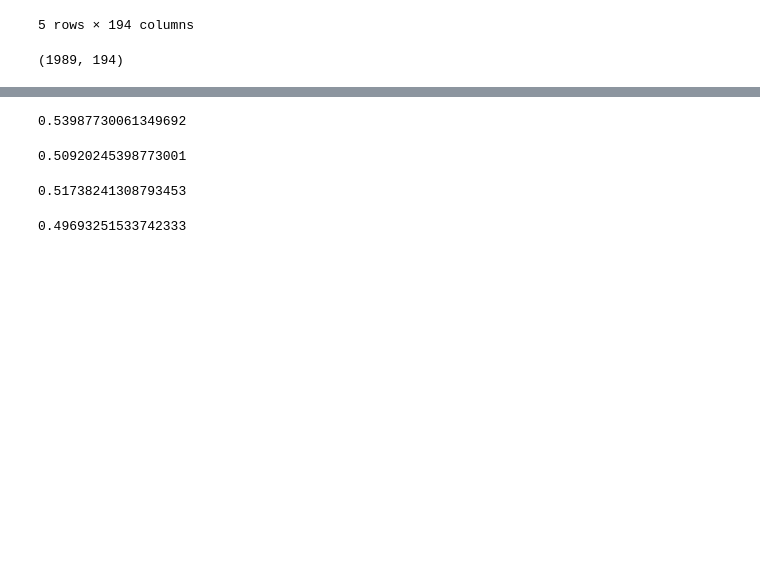
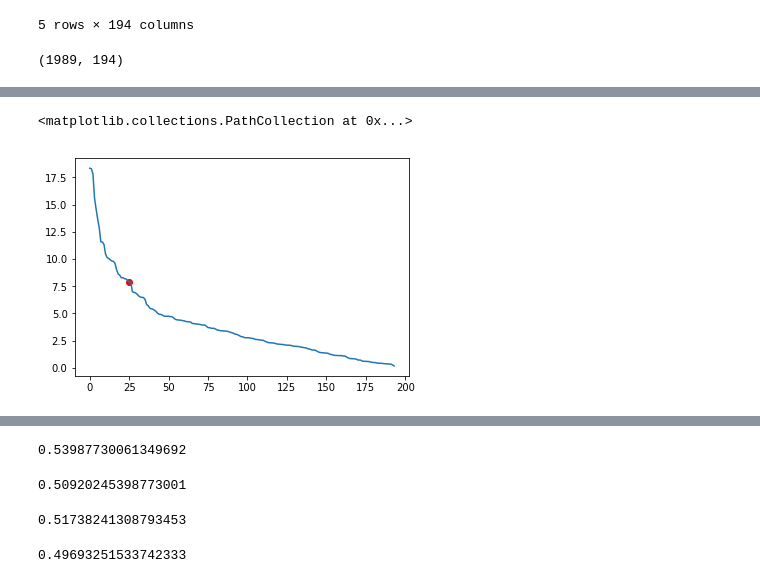
Before and after one commit to bg453cornell/ORIE-4740-NLP-ML, a Jupyter notebook: ORIE 4740 Code.ipynb, the cells around one changed output, grey strips where cells are left out. Cells and saved outputs as stored; diff of their text form; code cells hidden in the pictures; blank space fills up the shorter version.

```diff
--- a/ORIE 4740 Code.ipynb
+++ b/ORIE 4740 Code.ipynb
@@ -249,0 +327,16 @@ np.mean(BNBpred==DJIA_test)
+# %%
+down_probs=BNBclassifier.feature_log_prob_[0,:]
+
+up_probs=BNBclassifier.feature_log_prob_[1,:]
+# %%
+logodds=down_probs-up_probs
+# %%
+terms = tfidfvectorizer.get_feature_names()
+# %%
+print("\nFeatures that are most indicative of DJIA_UP:\n")
+for i in np.argsort(logodds)[:10]:
+    print(terms[i])
+
+print("\n\nFeatures that are most indicative of DJIA_DOWN\n")
+for i in np.argsort(-logodds)[:10]:
+    print(terms[i])
@@ -368,0 +500,7 @@ df_empath.shape
+# %%
+cat_total_scores = df_empath.sum(axis=0).sort_values(ascending = False)
+plt.plot(cat_total_scores.values)
+plt.scatter(25, cat_total_scores.values[25], color = 'r')
+# %% [output]
+<matplotlib.collections.PathCollection at 0x...>
+[figure, added]
```
Also changed, not shown: parts of 38 cells of this notebook.
